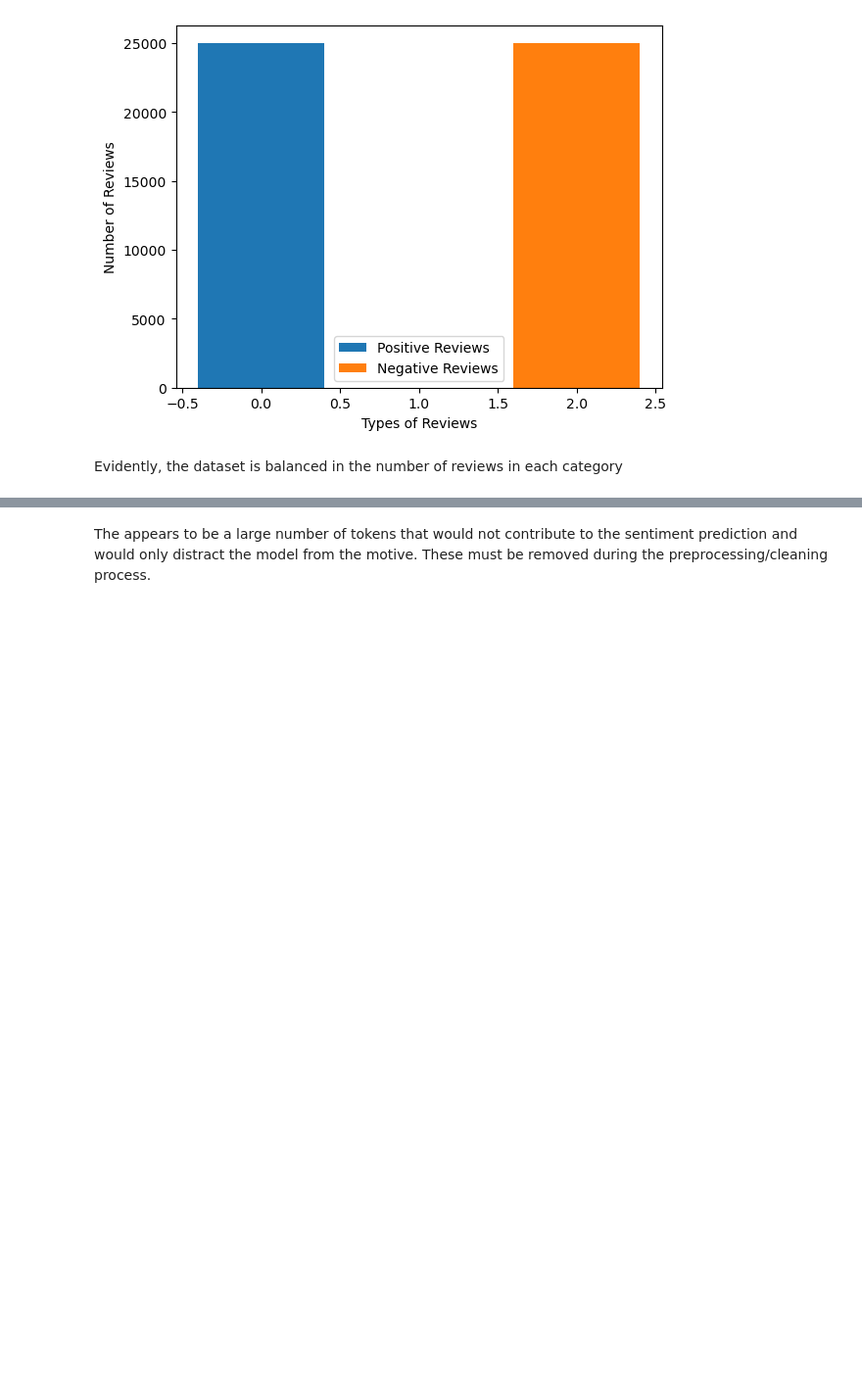
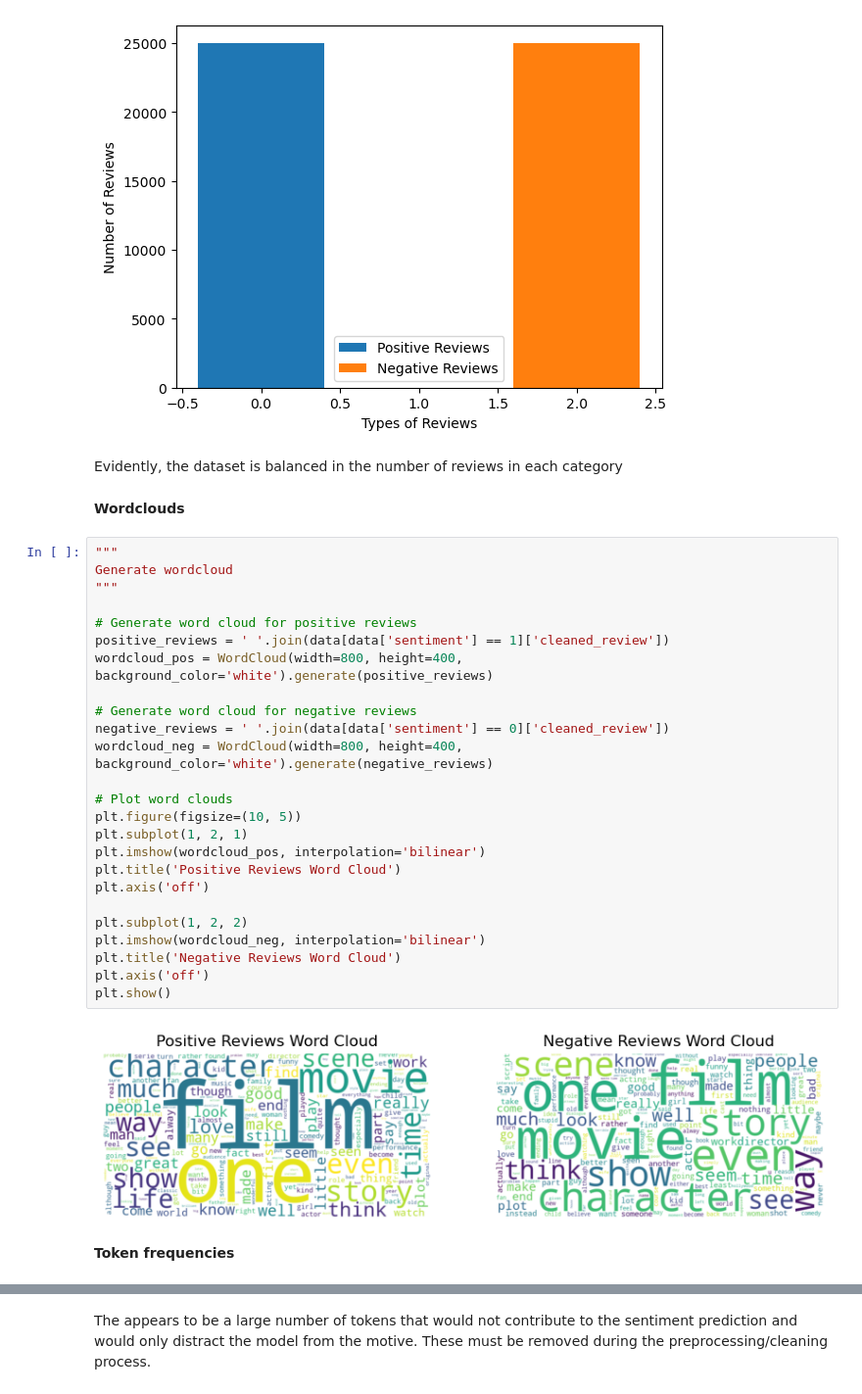
Before and after one commit to shansitads/sentiment-analysis, a Jupyter notebook: sentiment_analysis.ipynb, the cells around one changed output, grey strips where cells are left out. Shown at 98% size. Saved outputs shown, nothing was run; the diff lists cells and outputs as text; blank space fills up the shorter version.

```diff
--- a/sentiment_analysis.ipynb
+++ b/sentiment_analysis.ipynb
@@ -83,4 +89,35 @@ Name: sentiment, dtype: int64
 [figure]
 # %% [markdown]
 Evidently, the dataset is balanced in the number of reviews in each category
+# %% [markdown]
+**Wordclouds**
+# %%
+"""
+Generate wordcloud
+"""
+
+# Generate word cloud for positive reviews
+positive_reviews = ' '.join(data[data['sentiment'] == 1]['cleaned_review'])
+wordcloud_pos = WordCloud(width=800, height=400, background_color='white').generate(positive_reviews)
+
+# Generate word cloud for negative reviews
+negative_reviews = ' '.join(data[data['sentiment'] == 0]['cleaned_review'])
+wordcloud_neg = WordCloud(width=800, height=400, background_color='white').generate(negative_reviews)
+
+# Plot word clouds
+plt.figure(figsize=(10, 5))
+plt.subplot(1, 2, 1)
+plt.imshow(wordcloud_pos, interpolation='bilinear')
+plt.title('Positive Reviews Word Cloud')
+plt.axis('off')
+
+plt.subplot(1, 2, 2)
+plt.imshow(wordcloud_neg, interpolation='bilinear')
+plt.title('Negative Reviews Word Cloud')
+plt.axis('off')
+plt.show()
+# %% [output]
+[figure, added]
+# %% [markdown]
+**Token frequencies**
 # %%
```
Also changed, not shown: parts of 21 cells of this notebook, 2 other files.
